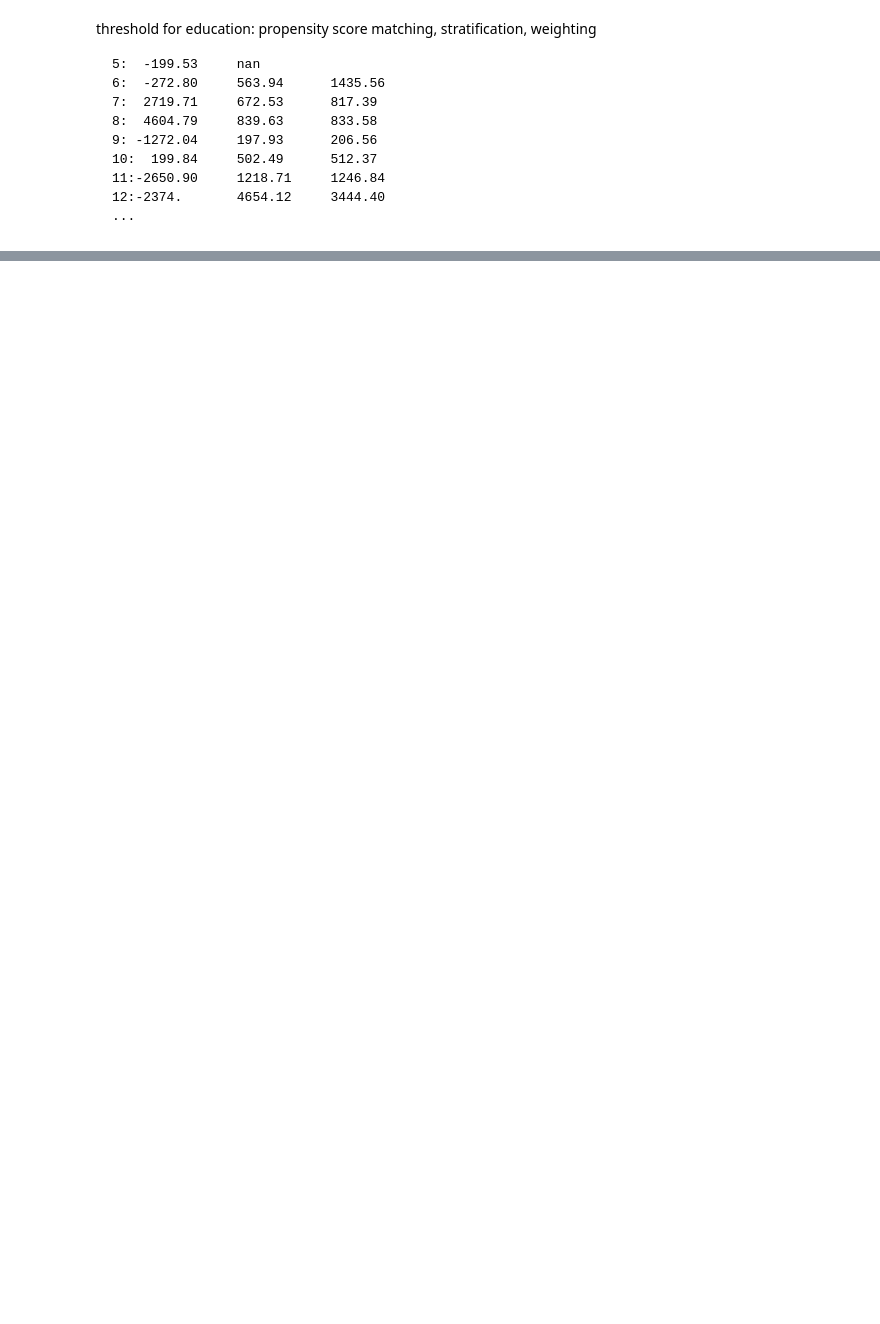
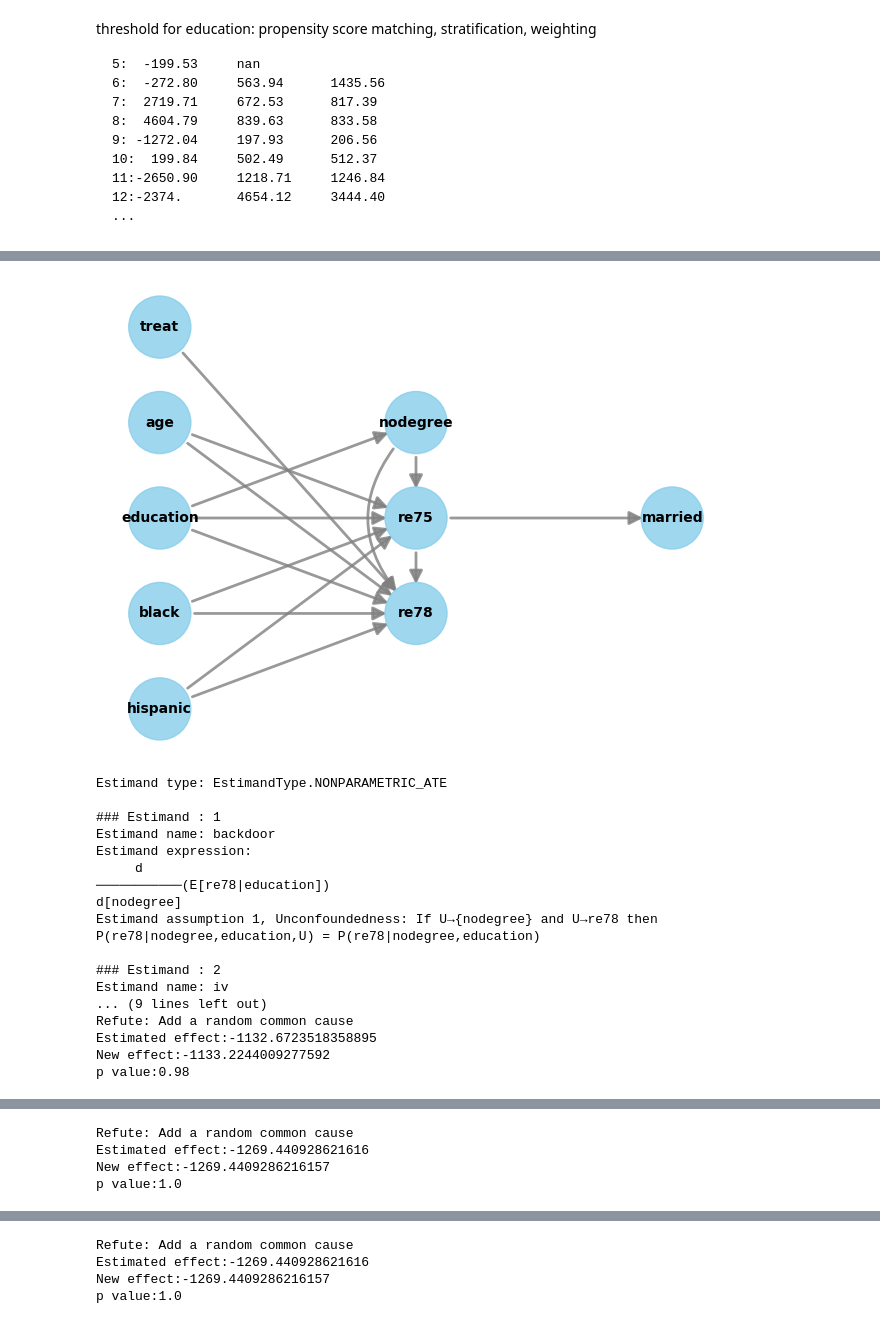
Before and after one commit to sohamchatterjee50/CAUSALITY, a Jupyter notebook: Causal_effect_n_validation.ipynb, the cells around one changed output, grey strips where cells are left out. Cells and saved outputs as stored; diff of their text form; code cells hidden in the pictures; blank space fills up the shorter version.

```diff
--- a/Causal_effect_n_validation.ipynb
+++ b/Causal_effect_n_validation.ipynb
@@ -376,0 +413,71 @@ plt.show()
+# %%
+# drop black -> education and estimate all again
+old_graph = model._graph._graph.copy()
+new_graph = model._graph._graph.copy()
+new_graph.remove_edge('black', 'education')
+new_graph.remove_edge('hispanic', 'education')
+model._graph._graph = new_graph
+model.view_model()
+identified_estimand = model.identify_effect()
+print(identified_estimand)
+estimate_linreg = model.estimate_effect(identified_estimand, method_name="backdoor.linear_regression")
+print("backdoor.linear_regression ATE :", estimate_linreg.value)
+estimate_strat = model.estimate_effect(identified_estimand, method_name="backdoor.propensity_score_stratification")
+print("backdoor.propensity_score_stratification ATE :", estimate_strat.value)
+estimate_weight = model.estimate_effect(identified_estimand, method_name="backdoor.propensity_score_weighting")
+print("backdoor.propensity_score_weighting ATE :", estimate_weight.value)
+
+res_random_linreg=model.refute_estimate(identified_estimand, estimate_linreg, method_name="random_common_cause")
+print(res_random_linreg)
+
+res_placebo=model.refute_estimate(identified_estimand, estimate_linreg, method_name="placebo_treatment_refuter")
+print(res_placebo)
+
+res_subset=model.refute_estimate(identified_estimand, estimate_linreg, method_name="data_subset_refuter")
+print(res_subset)
+
+res_add=model.refute_estimate(identified_estimand, estimate_linreg, method_name="add_unobserved_common_cause")
+print(res_add)
+
+res_random_propensity=model.refute_estimate(identified_estimand, estimate_weight, method_name="random_common_cause")
+print(res_random_propensity)
+
+res_placebo=model.refute_estimate(identified_estimand, estimate_weight, method_name="placebo_treatment_refuter")
+print(res_placebo)
+
+res_subset=model.refute_estimate(identified_estimand, estimate_weight, method_name="data_subset_refuter")
+print(res_subset)
+
+res_add=model.refute_estimate(identified_estimand, estimate_weight, method_name="add_unobserved_common_cause")
+print(res_add)
+
+res_random_weight=model.refute_estimate(identified_estimand, estimate_weight, method_name="random_common_cause")
+print(res_random_weight)
+
+res_placebo=model.refute_estimate(identified_estimand, estimate_weight, method_name="placebo_treatment_refuter")
+print(res_placebo)
+
+res_subset=model.refute_estimate(identified_estimand, estimate_weight, method_name="data_subset_refuter")
+print(res_subset)
+
+res_add=model.refute_estimate(identified_estimand, estimate_weight, method_name="add_unobserved_common_cause")
+print(res_add)
+# %% [output]
+[figure, added]
+Estimand type: EstimandType.NONPARAMETRIC_ATE
+
+### Estimand : 1
+Estimand name: backdoor
+Estimand expression:
+     d
+───────────(E[re78|education])
+d[nodegree]
+Estimand assumption 1, Unconfoundedness: If U→{nodegree} and U→re78 then P(re78|nodegree,education,U) = P(re78|nodegree,education)
+
+### Estimand : 2
+Estimand name: iv
+... (9 lines left out)
+Refute: Add a random common cause
+Estimated effect:-1132.6723518358895
+New effect:-1133.2244009277592
+p value:0.98
@@ -376,0 +497,4 @@ plt.show()
+Refute: Add a random common cause
+Estimated effect:-1269.440928621616
+New effect:-1269.4409286216157
+p value:1.0
@@ -376,0 +514,4 @@ plt.show()
+Refute: Add a random common cause
+Estimated effect:-1269.440928621616
+New effect:-1269.4409286216157
+p value:1.0
```
Also changed, not shown: parts of 16 cells of this notebook.
